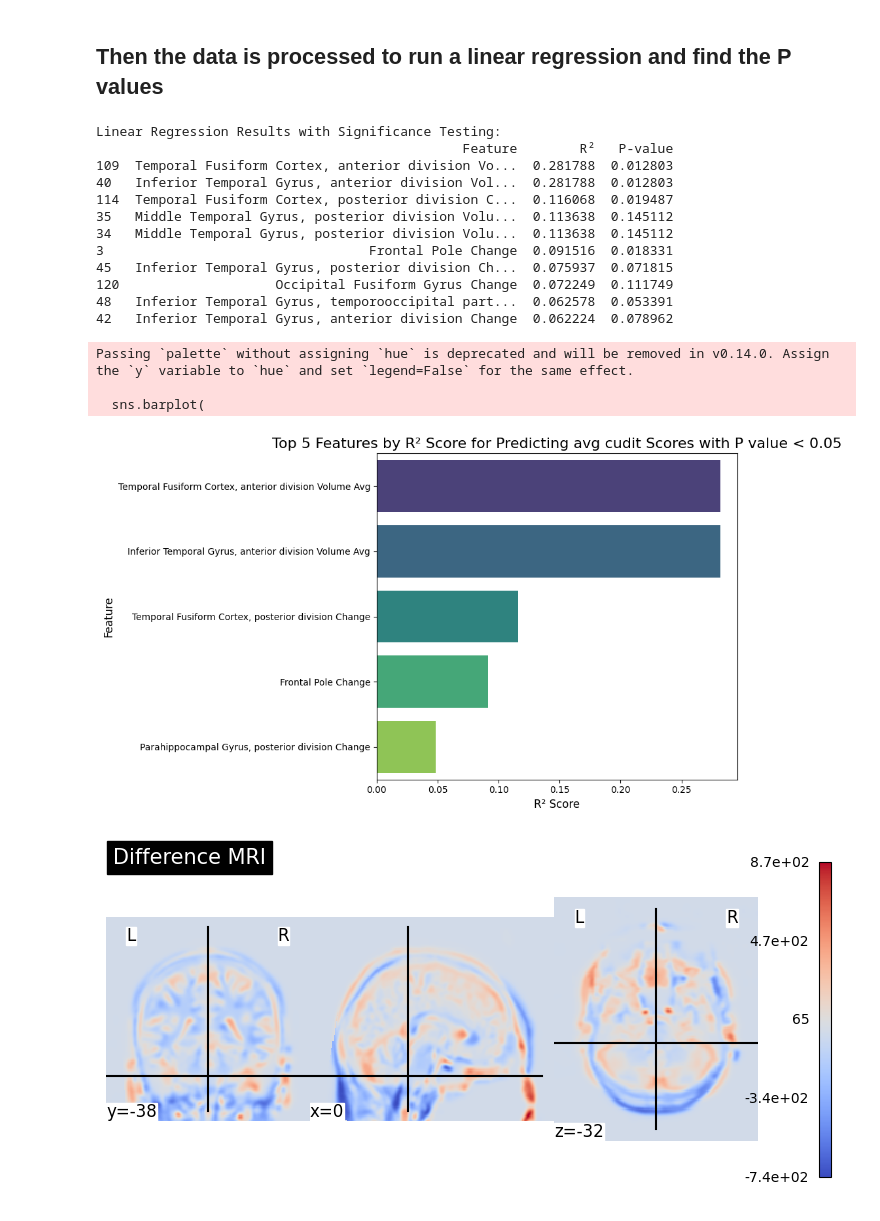
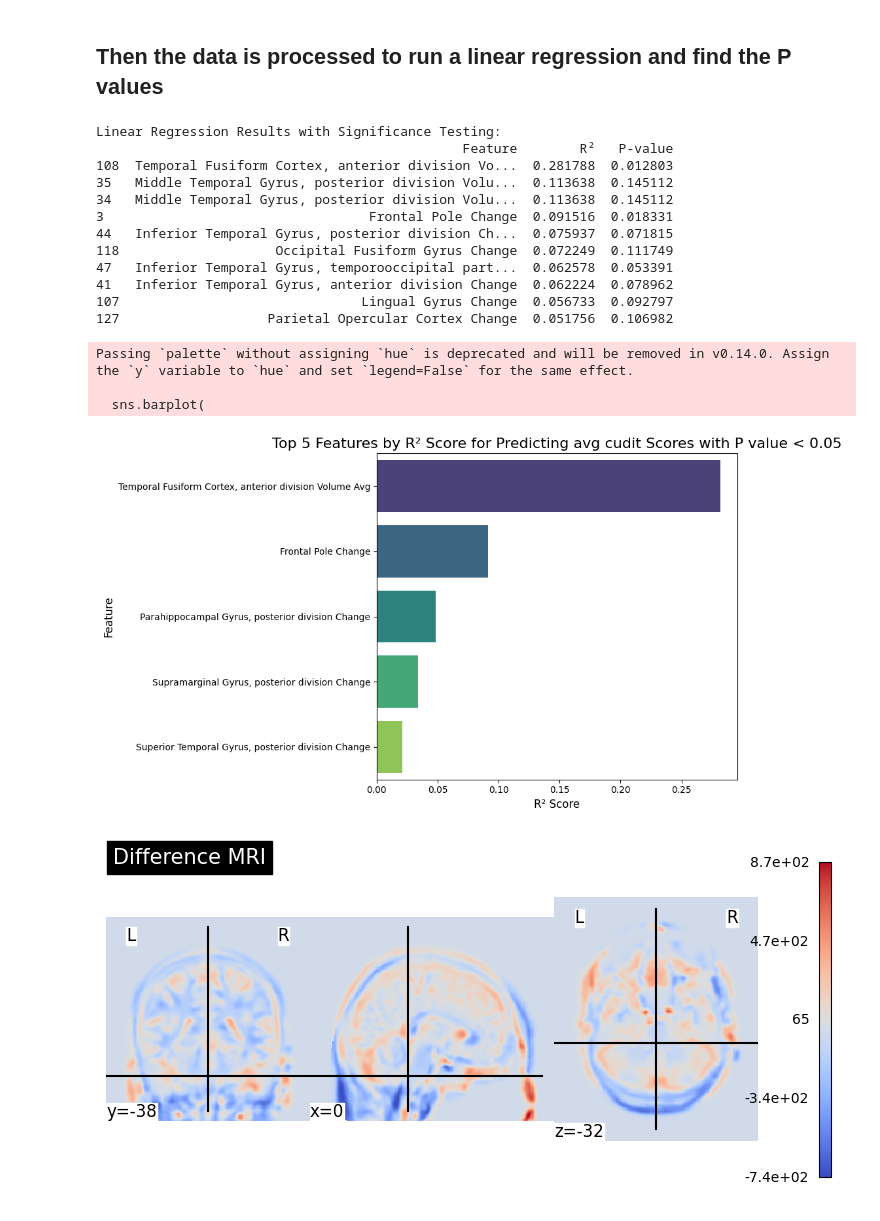
Before and after one commit to maymay-wa/BrainResearch, a Jupyter notebook: src/Data Analysis.ipynb, the cells around one changed output. Drawn from its saved outputs; the diff is of its cells as text; code cells hidden in the pictures.

```diff
--- a/src/Data Analysis.ipynb
+++ b/src/Data Analysis.ipynb
@@ -33,7 +33,8 @@ df = df.drop(columns=['Baseline File Path', 'Followup File Path'])
 columns_to_exclude = [
         'gender', 'avg cudit', 'cudit total baseline', 'cudit total follow-up',
         'audit total baseline', 'audit total follow-up', 'participant_id',
-        'group', 'age at onset first CB use', 'age at onset frequent CB use','age at baseline']
+        'group', 'age at onset first CB use', 'age at onset frequent CB use','age at baseline',
+        'Temporal Fusiform Cortex, posterior division Change', 'Inferior Temporal Gyrus, anterior division Volume Avg']
 
 # Encode categorical columns and drop unnecessary columns
 categorical_cols = df.select_dtypes(include=['object']).columns
@@ -84,41 +85,41 @@ results.to_excel('linear_regression_with_significance.xlsx', index=False)
 
 # Assuming 'results' DataFrame is already loaded and sorted by R² in descending order
 # Select the top 5 features by R²
 top_5_results = results[results['P-value'] < 0.05].head(5)
 
 # Create the barplot
 plt.figure(figsize=(10, 6))
 sns.barplot(
     x=top_5_results['R²'],
     y=top_5_results['Feature'],
     palette='viridis'
 )
 
 # Add title and labels
 plt.title('Top 5 Features by R² Score for Predicting avg cudit Scores with P value < 0.05', fontsize=16)
 plt.xlabel('R² Score', fontsize=12)
 plt.ylabel('Feature', fontsize=12)
 
 # Adjust layout and show the plot
 plt.tight_layout()
 plt.show()
 # %% [output]
 Linear Regression Results with Significance Testing:
                                                Feature        R²   P-value
-109  Temporal Fusiform Cortex, anterior division Vo...  0.281788  0.012803
-40   Inferior Temporal Gyrus, anterior division Vol...  0.281788  0.012803
-114  Temporal Fusiform Cortex, posterior division C...  0.116068  0.019487
+108  Temporal Fusiform Cortex, anterior division Vo...  0.281788  0.012803
 35   Middle Temporal Gyrus, posterior division Volu...  0.113638  0.145112
 34   Middle Temporal Gyrus, posterior division Volu...  0.113638  0.145112
 3                                  Frontal Pole Change  0.091516  0.018331
-45   Inferior Temporal Gyrus, posterior division Ch...  0.075937  0.071815
-120                    Occipital Fusiform Gyrus Change  0.072249  0.111749
-48   Inferior Temporal Gyrus, temporooccipital part...  0.062578  0.053391
-42   Inferior Temporal Gyrus, anterior division Change  0.062224  0.078962
+44   Inferior Temporal Gyrus, posterior division Ch...  0.075937  0.071815
+118                    Occipital Fusiform Gyrus Change  0.072249  0.111749
+47   Inferior Temporal Gyrus, temporooccipital part...  0.062578  0.053391
+41   Inferior Temporal Gyrus, anterior division Change  0.062224  0.078962
+107                               Lingual Gyrus Change  0.056733  0.092797
+127                   Parietal Opercular Cortex Change  0.051756  0.106982
 Passing `palette` without assigning `hue` is deprecated and will be removed in v0.14.0. Assign the `y` variable to `hue` and set `legend=False` for the same effect.
 
   sns.barplot(
-[figure, old version]
+[figure, new version]
 # %%
 subject = 121
 baseLine = 'output/registered_output_sub-' + str(subject) + '_ses-BL.nii.gz'
```
Also changed, not shown: 1 other file.
